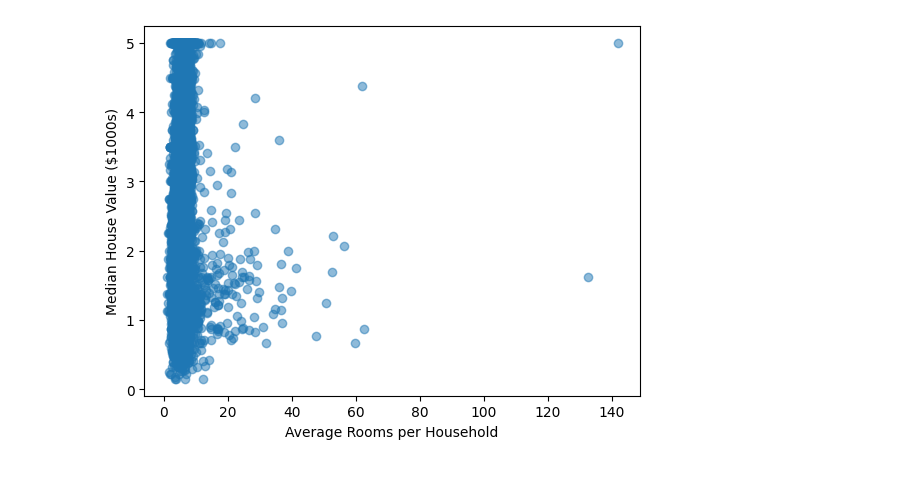
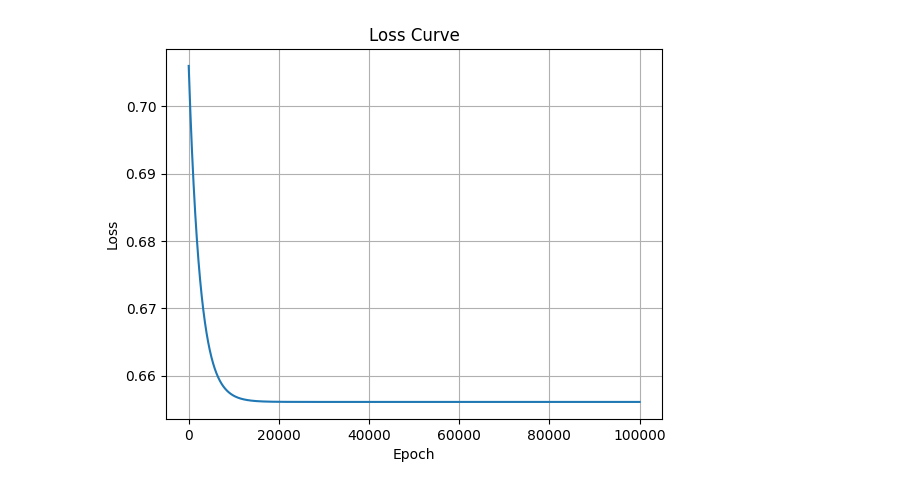
Before and after one commit to longdaaaaa/linear-regression-from-scratch, a Jupyter notebook: scratch.ipynb, the cells around one changed output. Cells and saved outputs as stored; diff of their text form; code cells hidden in the pictures.

```diff
--- a/scratch.ipynb
+++ b/scratch.ipynb
@@ -69,8 +84,10 @@ Epoch900: Loss = 1.7996
-# %%
-plt.scatter(x, y, alpha=0.5, label='Data')
-plt.xlabel("Average Rooms per Household")
-plt.ylabel("Median House Value ($1000s)")
-plt.show()
-# %% [output]
-[figure, removed]
+# %%
+plt.plot(losses)
+plt.xlabel("Epoch")
+plt.ylabel("Loss")
+plt.title("Loss Curve")
+plt.grid(True)
+plt.show()
+# %% [output]
+[figure, added]
 # %%
```
Also changed, not shown: parts of 6 cells of this notebook, 6 other files.
